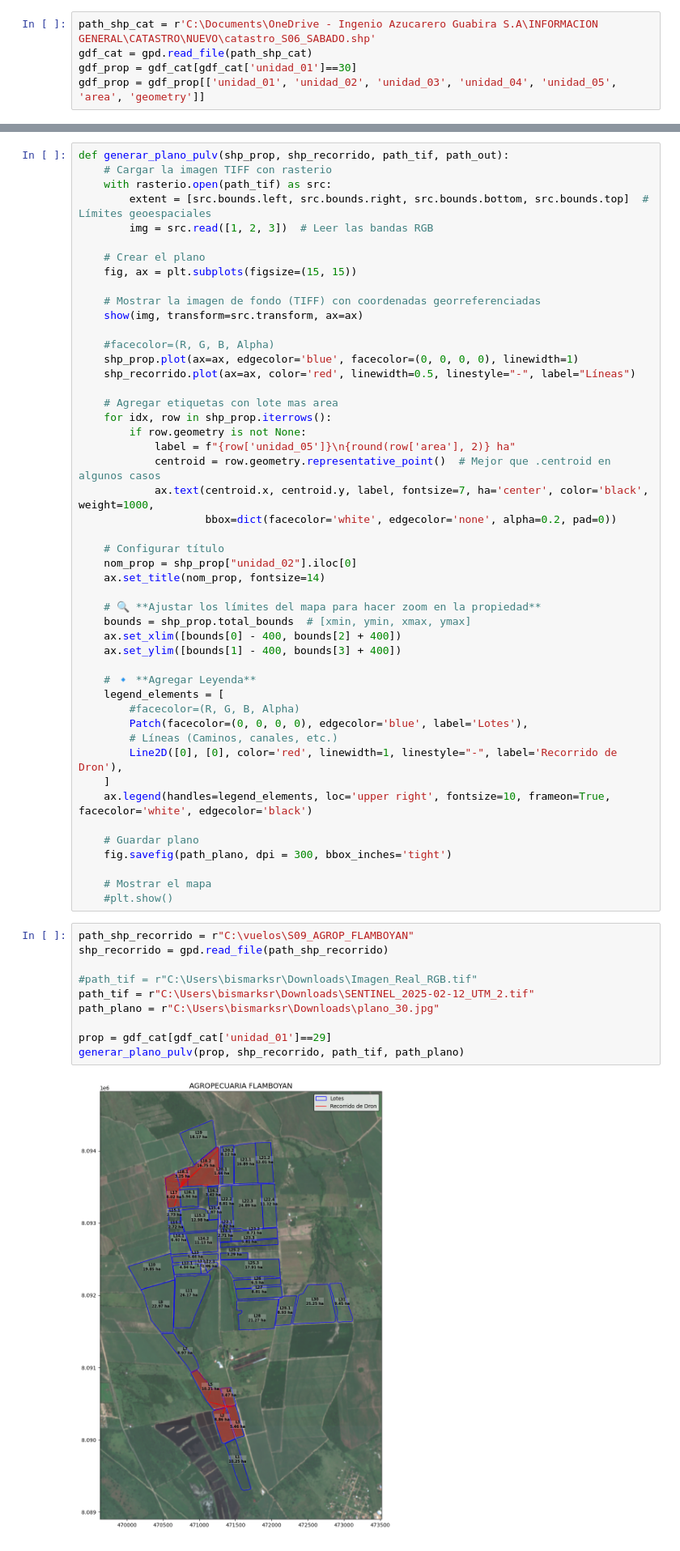
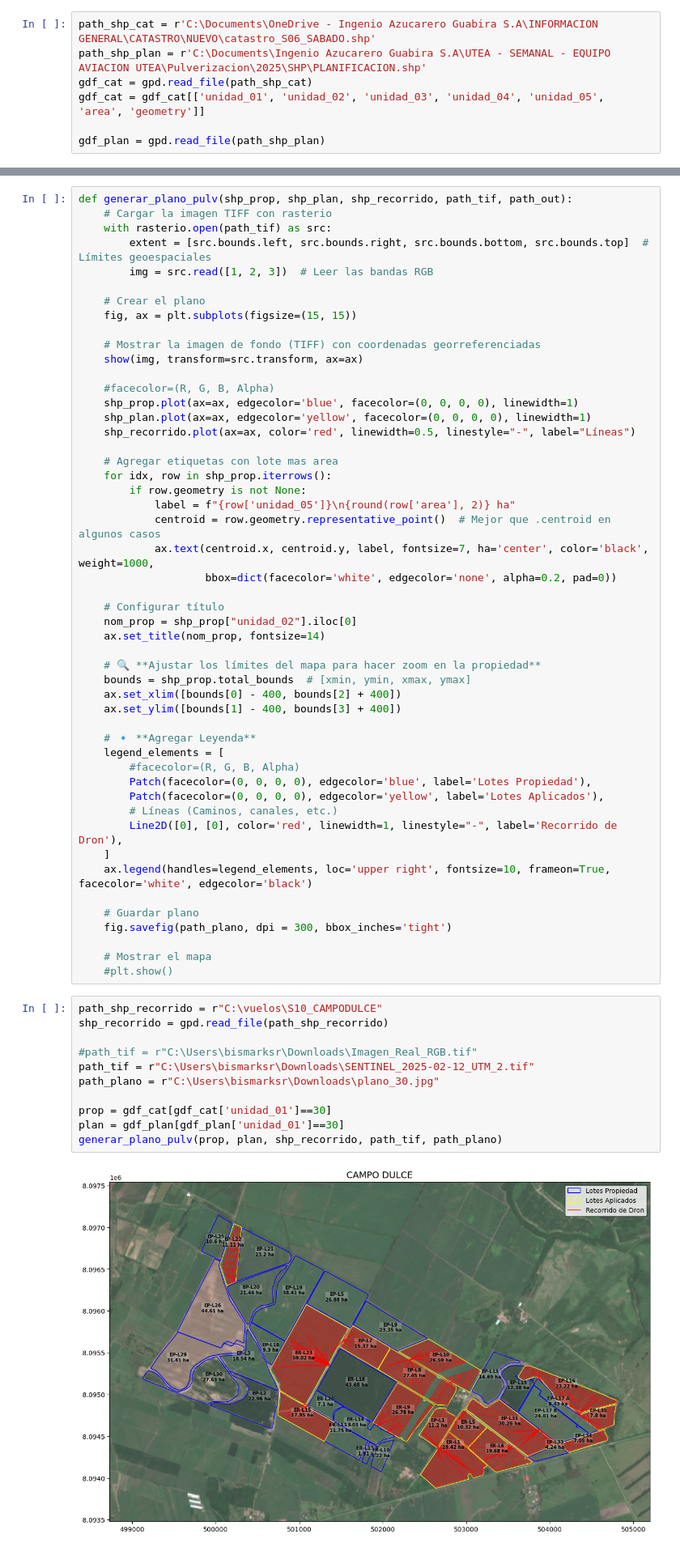
Before and after one commit to bismarksr17/utea_scripts, a Jupyter notebook: drones_pulverizacion/05_general_plano.ipynb, the cells around one changed output, grey strips where cells are left out. Shown at 81% size. Drawn from its saved outputs; the diff is of its cells as text.

```diff
--- a/drones_pulverizacion/05_general_plano.ipynb
+++ b/drones_pulverizacion/05_general_plano.ipynb
@@ -9,9 +9,11 @@ from matplotlib.lines import Line2D
 from matplotlib.patches import Patch
 # %%
 path_shp_cat = r'C:\Documents\OneDrive - Ingenio Azucarero Guabira S.A\INFORMACION GENERAL\CATASTRO\NUEVO\catastro_S06_SABADO.shp'
+path_shp_plan = r'C:\Documents\Ingenio Azucarero Guabira S.A\UTEA - SEMANAL - EQUIPO AVIACION UTEA\Pulverizacion\2025\SHP\PLANIFICACION.shp'
 gdf_cat = gpd.read_file(path_shp_cat)
-gdf_prop = gdf_cat[gdf_cat['unidad_01']==30]
-gdf_prop = gdf_prop[['unidad_01', 'unidad_02', 'unidad_03', 'unidad_04', 'unidad_05', 'area', 'geometry']]
+gdf_cat = gdf_cat[['unidad_01', 'unidad_02', 'unidad_03', 'unidad_04', 'unidad_05', 'area', 'geometry']]
+
+gdf_plan = gpd.read_file(path_shp_plan)
 # %%
 gdf_prop.head(3)
 # %% [output]
@@ -20,7 +22,7 @@ gdf_prop.head(3)
 | 71 | 30.0 | CAMPO DULCE | 41594.0 | AGROPECUARIA CAMPO DULCE S.R.L. | EP-L2 | 22.961028 | POLYGON ((500165.099 8095280.914,... |
 | 72 | 30.0 | CAMPO DULCE | 41594.0 | AGROPECUARIA CAMPO DULCE S.R.L. | EP-L30 | 27.634199 | POLYGON ((499189.807 8095282.481,... |
 # %%
-def generar_plano_pulv(shp_prop, shp_recorrido, path_tif, path_out):
+def generar_plano_pulv(shp_prop, shp_plan, shp_recorrido, path_tif, path_out):
     # Cargar la imagen TIFF con rasterio
     with rasterio.open(path_tif) as src:
         extent = [src.bounds.left, src.bounds.right, src.bounds.bottom, src.bounds.top]  # Límites geoespaciales
@@ -34,6 +36,7 @@ def generar_plano_pulv(shp_prop, shp_recorrido, path_tif, path_out):
 
     #facecolor=(R, G, B, Alpha)
     shp_prop.plot(ax=ax, edgecolor='blue', facecolor=(0, 0, 0, 0), linewidth=1)
+    shp_plan.plot(ax=ax, edgecolor='yellow', facecolor=(0, 0, 0, 0), linewidth=1)
     shp_recorrido.plot(ax=ax, color='red', linewidth=0.5, linestyle="-", label="Líneas")
 
     # Agregar etiquetas con lote mas area
@@ -56,7 +59,8 @@ def generar_plano_pulv(shp_prop, shp_recorrido, path_tif, path_out):
     # 🔹 **Agregar Leyenda**
     legend_elements = [
         #facecolor=(R, G, B, Alpha)
-        Patch(facecolor=(0, 0, 0, 0), edgecolor='blue', label='Lotes'),
+        Patch(facecolor=(0, 0, 0, 0), edgecolor='blue', label='Lotes Propiedad'),
+        Patch(facecolor=(0, 0, 0, 0), edgecolor='yellow', label='Lotes Aplicados'),
         # Líneas (Caminos, canales, etc.)
         Line2D([0], [0], color='red', linewidth=1, linestyle="-", label='Recorrido de Dron'),
     ]
@@ -68,14 +72,15 @@ def generar_plano_pulv(shp_prop, shp_recorrido, path_tif, path_out):
     # Mostrar el mapa
     #plt.show()
 # %%
-path_shp_recorrido = r"C:\vuelos\S09_AGROP_FLAMBOYAN"
+path_shp_recorrido = r"C:\vuelos\S10_CAMPODULCE"
 shp_recorrido = gpd.read_file(path_shp_recorrido)
 
 #path_tif = r"C:\Users\bismarksr\Downloads\Imagen_Real_RGB.tif"
 path_tif = r"C:\Users\bismarksr\Downloads\SENTINEL_2025-02-12_UTM_2.tif"
 path_plano = r"C:\Users\bismarksr\Downloads\plano_30.jpg"
 
-prop = gdf_cat[gdf_cat['unidad_01']==29]
-generar_plano_pulv(prop, shp_recorrido, path_tif, path_plano)
+prop = gdf_cat[gdf_cat['unidad_01']==30]
+plan = gdf_plan[gdf_plan['unidad_01']==30]
+generar_plano_pulv(prop, plan, shp_recorrido, path_tif, path_plano)
 # %% [output]
-[figure, old version]
+[figure, new version]
```
Also changed, not shown: 4 other files.
